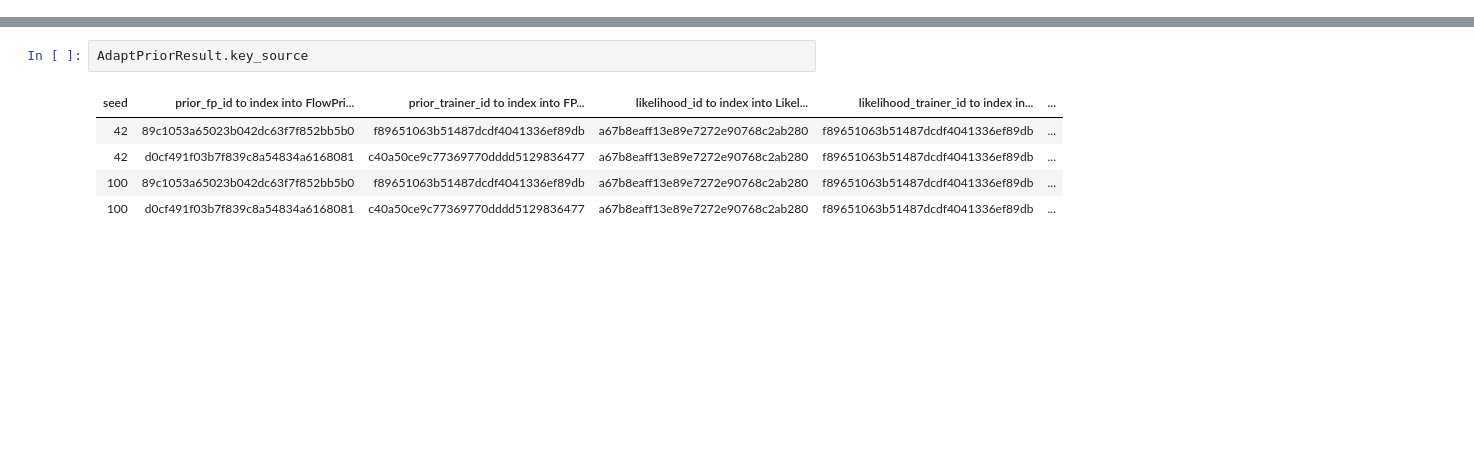
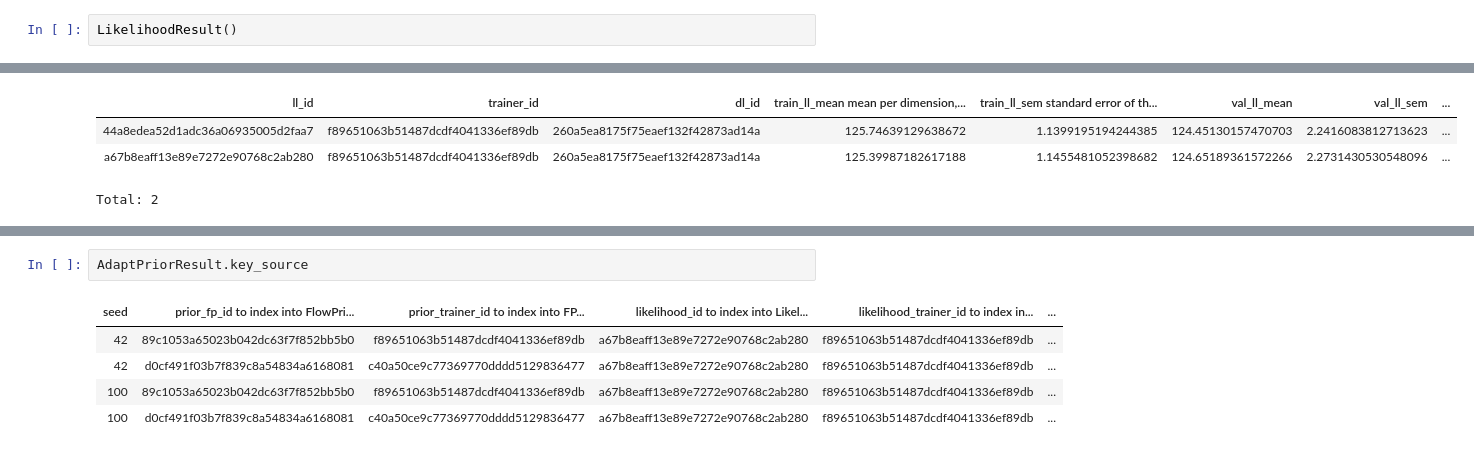
Before and after one commit to suhasshrinivasan/task-transfer, a Jupyter notebook: experiments/dj/dj_interactive.ipynb, the cells around one changed output, grey strips where cells are left out. Saved outputs shown, nothing was run; the diff lists cells and outputs as text; blank space fills up the shorter version.

```diff
--- a/experiments/dj/dj_interactive.ipynb
+++ b/experiments/dj/dj_interactive.ipynb
@@ -28,0 +35,3 @@ from experiments.dj.dj_helpers import drop_schema_dot_jobs
+# %%
+LikelihoodResult()
+# %% [output]
@@ -28,0 +39,4 @@ from experiments.dj.dj_helpers import drop_schema_dot_jobs
+| ll_id | trainer_id | dl_id | train_ll_mean mean per dimension,... | train_ll_sem standard error of th... | val_ll_mean | val_ll_sem | ... |
+| 44a8edea52d1adc36a06935005d2faa7 | f89651063b51487dcdf4041336ef89db | 260a5ea8175f75eaef132f42873ad14a | 125.74639129638672 | 1.1399195194244385 | 124.45130157470703 | 2.2416083812713623 | ... |
+| a67b8eaff13e89e7272e90768c2ab280 | f89651063b51487dcdf4041336ef89db | 260a5ea8175f75eaef132f42873ad14a | 125.39987182617188 | 1.1455481052398682 | 124.65189361572266 | 2.2731430530548096 | ... |
+Total: 2
```
Also changed, not shown: parts of 18 cells of this notebook, 8 other files.
